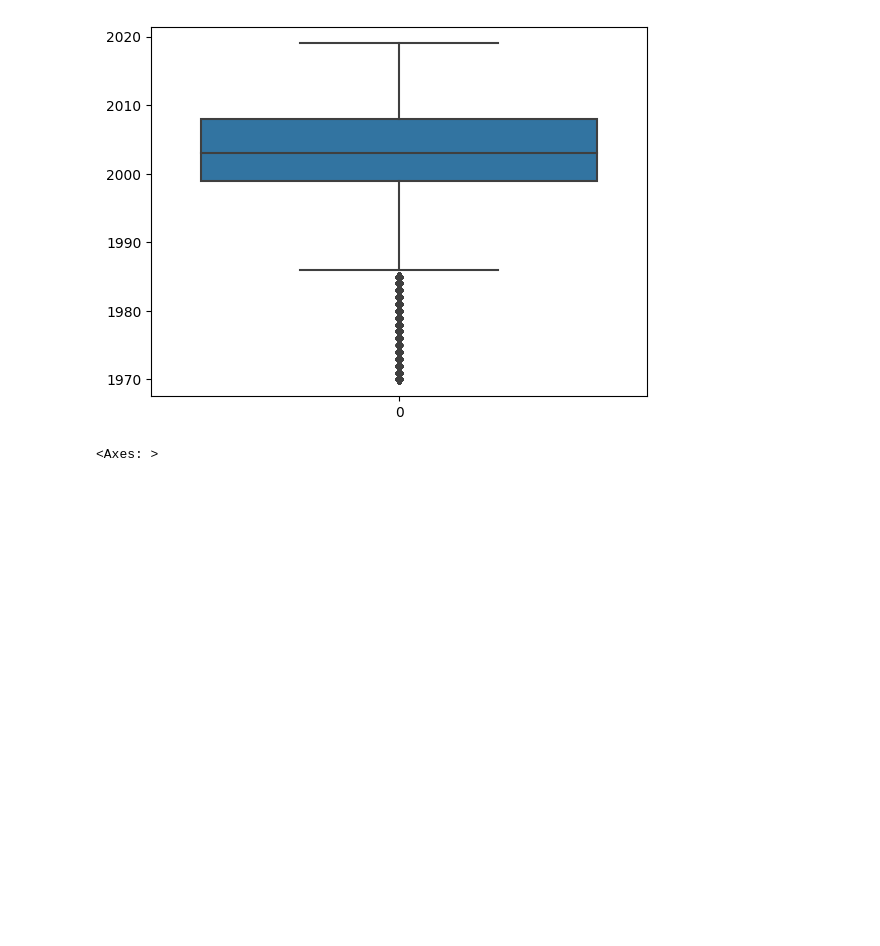
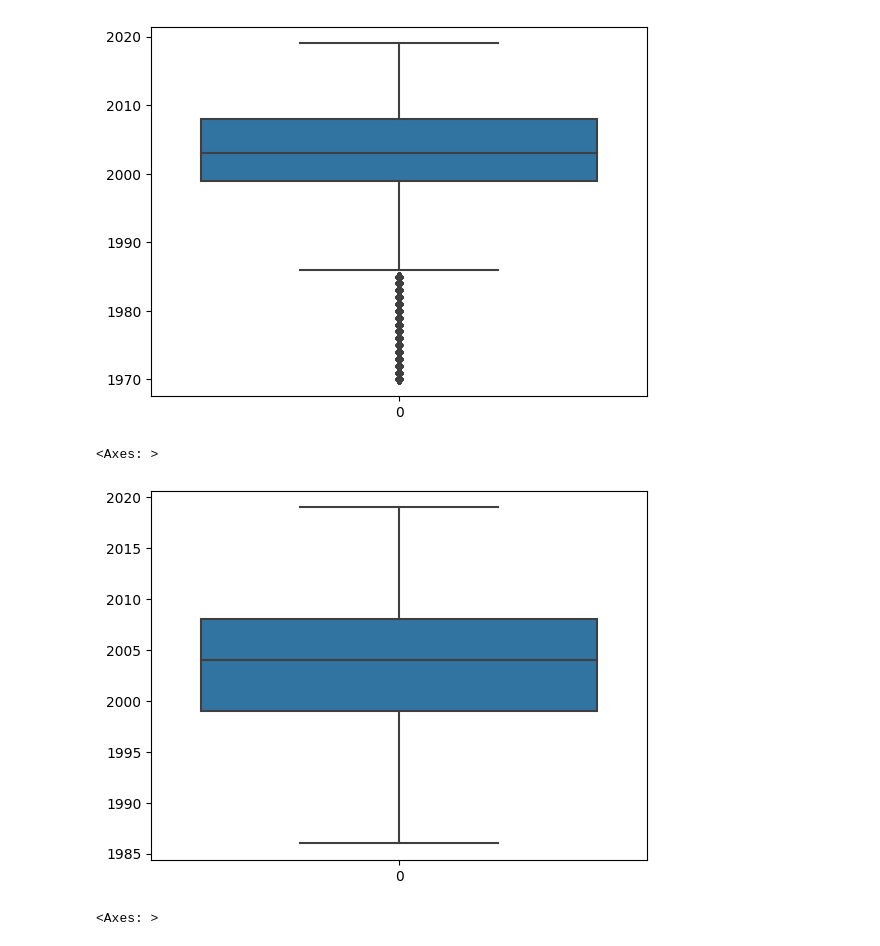
Before and after one commit to Supermjork/Much-Vroom, a Jupyter notebook: notebook/vroom.ipynb, the cells around one changed output. Cells and saved outputs as stored; diff of their text form; code cells hidden in the pictures; blank space fills up the shorter version.

```diff
--- a/notebook/vroom.ipynb
+++ b/notebook/vroom.ipynb
@@ -353,6 +353,13 @@ Data columns (total 13 columns):
 dtypes: int64(4), object(9)
 memory usage: 39.5+ MB
 [figure]
+# %%
+# Manually Cutting off outliers
+selected_data = selected_data[selected_data['yearOfRegistration'] > 1985]
+sns.boxplot(selected_data['yearOfRegistration'].values)
+# %% [output]
+<Axes: >
+[figure, added]
 # %%
 # Filtering Prices
 sns.boxplot(selected_data['price'])
```
Also changed, not shown: parts of 15 cells of this notebook.
